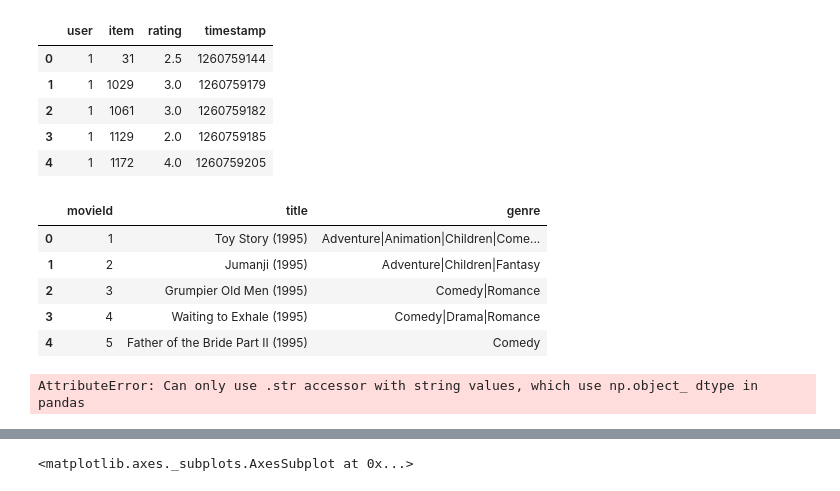
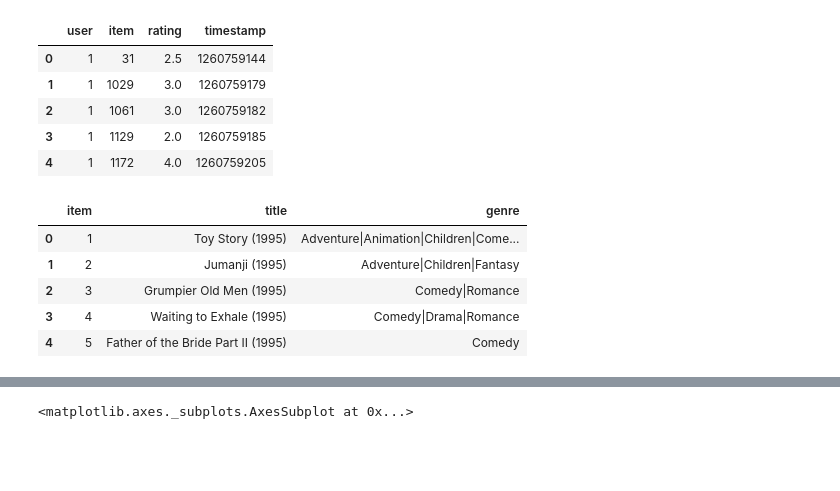
Before and after one commit to DeniseWarncke/Fair-Recommendations, a Jupyter notebook: Test.ipynb, the cells around one changed output, grey strips where cells are left out. Drawn from its saved outputs; the diff is of its cells as text; code cells hidden in the pictures; blank space fills up the shorter version.

```diff
--- a/Test.ipynb
+++ b/Test.ipynb
@@ -20,17 +20,12 @@ ratings.head()
 | 4 | 1 | 1172 | 4.0 | 1260759205 |
 # %%
 items = pd.read_csv('/Users/denisehansen/Desktop/ITU/Thesis/Fair-Recommendations/ml-latest-small/movies.csv', sep=',',
-                      names=['movieId', 'title', 'genre'], header=0)
+                      names=['item', 'title', 'genre'], header=0)
 items.head()
 # %% [output]
-|  | movieId | title | genre |
+|  | item | title | genre |
 | 0 | 1 | Toy Story (1995) | Adventure|Animation|Children|Come... |
 | 1 | 2 | Jumanji (1995) | Adventure|Children|Fantasy |
 | 2 | 3 | Grumpier Old Men (1995) | Comedy|Romance |
 | 3 | 4 | Waiting to Exhale (1995) | Comedy|Drama|Romance |
 | 4 | 5 | Father of the Bride Part II (1995) | Comedy |
-# %%
-new = items['genre'].str.split("|", n = 1, expand = True)
-#new = data["Name"].str.split(" ", n = 1, expand = True)
-# %% [output]
-AttributeError: Can only use .str accessor with string values, which use np.object_ dtype in pandas
```
Also changed, not shown: parts of 8 cells of this notebook, 2 other files.
